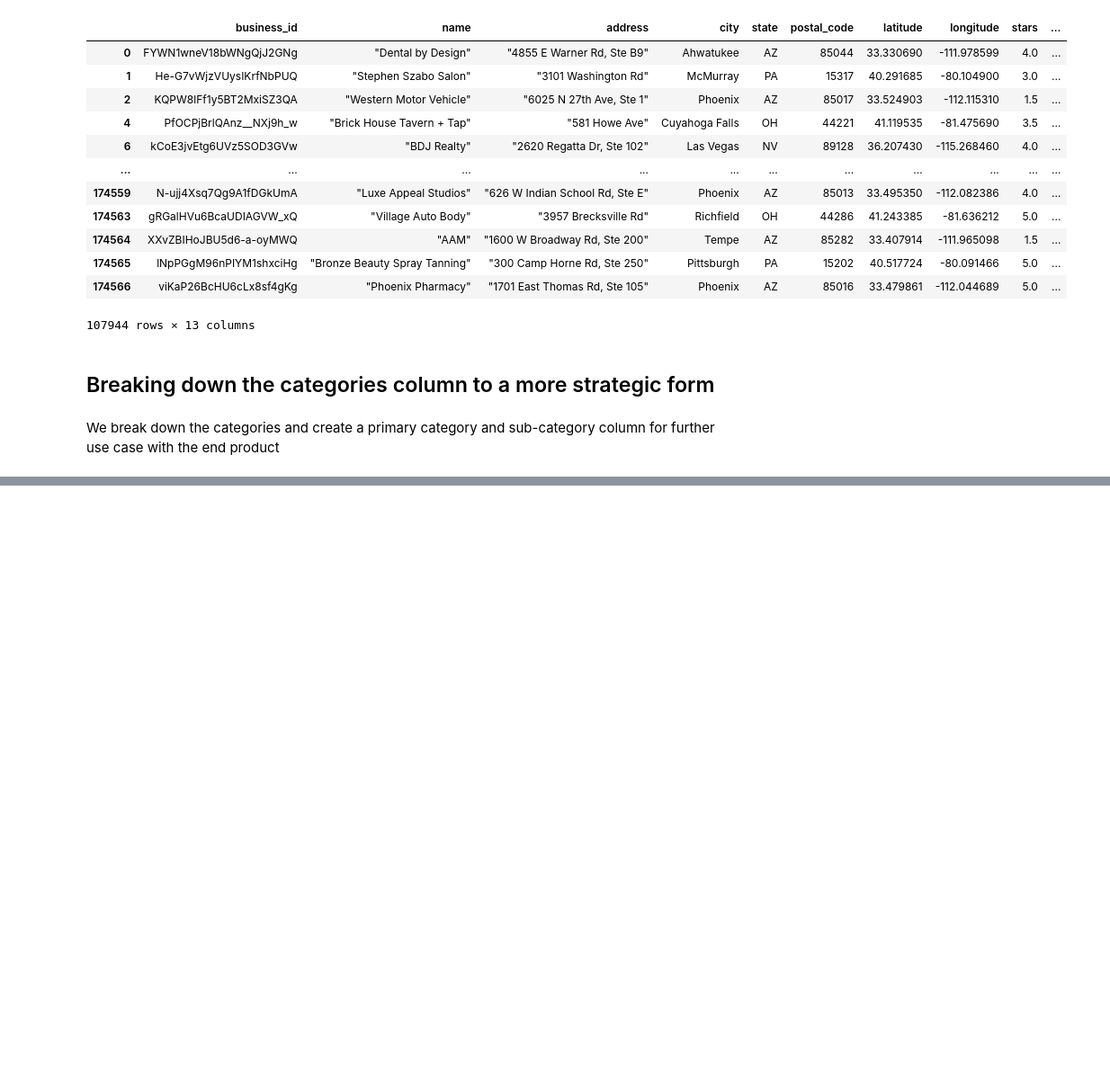
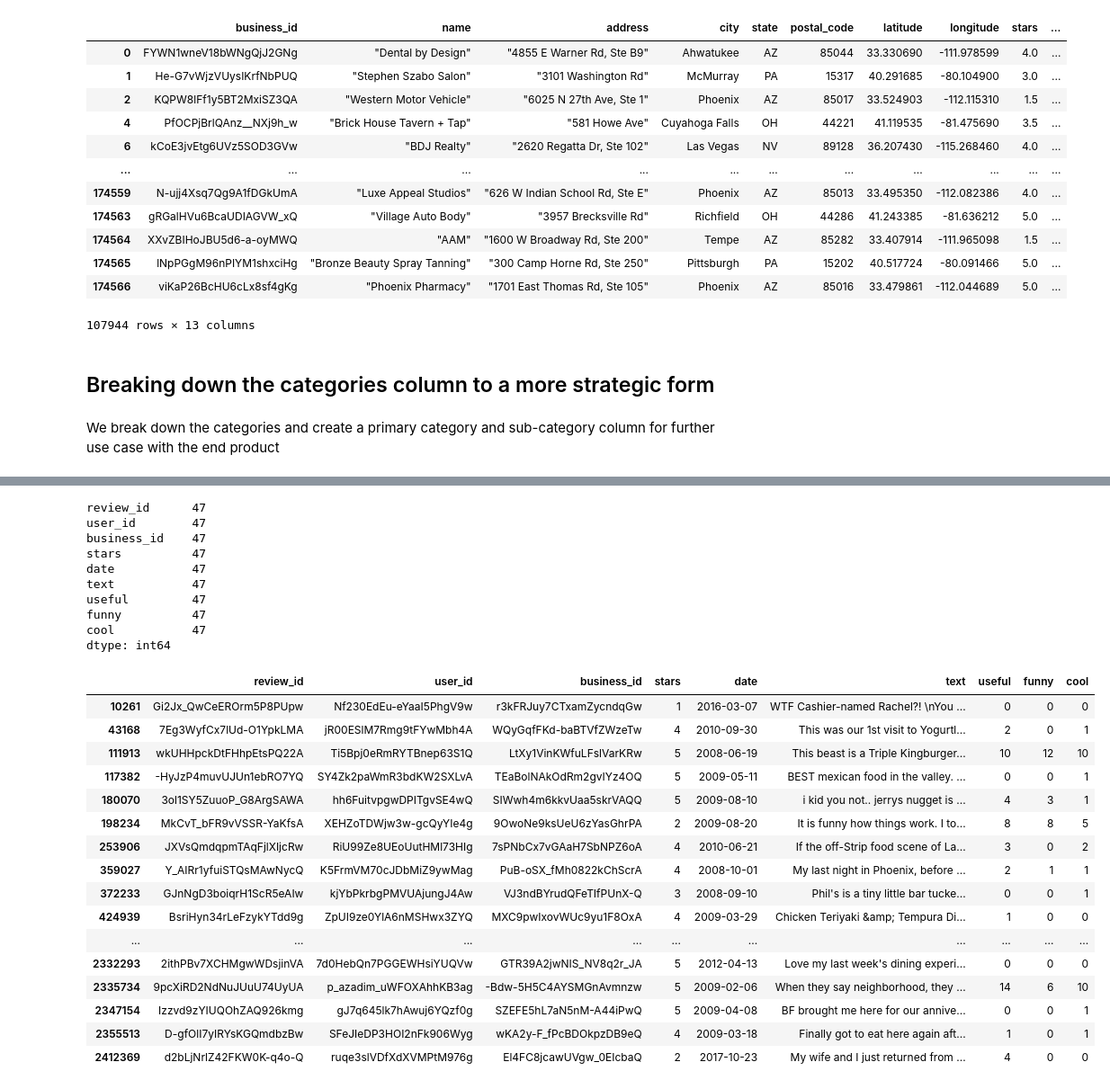
Before and after one commit to prashantgodhwani/CSE_587_DIC_Project, a Jupyter notebook: dic_project.ipynb, the cells around one changed output, grey strips where cells are left out. Shown at 90% size. Drawn from its saved outputs; the diff is of its cells as text; code cells hidden in the pictures; blank space fills up the shorter version.

Commit message:
Reviews dataset

```diff
--- a/dic_project.ipynb
+++ b/dic_project.ipynb
@@ -252,2 +251,2 @@ business.rename(columns={'categories'})
 # %%
-business.category.value_counts()
+business_id=restaurant_bdf.business_id.values
@@ -266,0 +253,3 @@ Name: category, Length: 1084, dtype: int64
+# %%
+from dask import dataframe as df
+review=pd.read_csv('yelp_review.csv')
@@ -266,0 +269,5 @@ Name: category, Length: 1084, dtype: int64
+# %%
+rest_review=review[review['business_id'].isin(business_id)]
+# %%
+rest_review=rest_review.reset_index(drop=True)
+rest_review['date']=pd.to_datetime(rest_review['date'])
@@ -266,0 +290,31 @@ Name: category, Length: 1084, dtype: int64
+# %%
+print(rest_review[rest_review.text.str.contains('&[a-zA-Z]+;')].count())
+rest_review[rest_review.text.str.contains('&[a-zA-Z]+;')]
+# %% [output]
+review_id      47
+user_id        47
+business_id    47
+stars          47
+date           47
+text           47
+useful         47
+funny          47
+cool           47
+dtype: int64
+|  | review_id | user_id | business_id | stars | date | text | useful | funny | cool |
+| 10261 | Gi2Jx_QwCeEROrm5P8PUpw | Nf230EdEu-eYaaI5PhgV9w | r3kFRJuy7CTxamZycndqGw | 1 | 2016-03-07 | WTF Cashier-named Rachel?! \nYou ... | 0 | 0 | 0 |
+| 43168 | 7Eg3WyfCx7lUd-O1YpkLMA | jR00ESlM7Rmg9tFYwMbh4A | WQyGqfFKd-baBTVfZWzeTw | 4 | 2010-09-30 | This was our 1st visit to Yogurtl... | 2 | 0 | 1 |
+| 111913 | wkUHHpckDtFHhpEtsPQ22A | Ti5Bpj0eRmRYTBnep63S1Q | LtXy1VinKWfuLFslVarKRw | 5 | 2008-06-19 | This beast is a Triple Kingburger... | 10 | 12 | 10 |
+| 117382 | -HyJzP4muvUJUn1ebRO7YQ | SY4Zk2paWmR3bdKW2SXLvA | TEaBolNAkOdRm2gvIYz4OQ | 5 | 2009-05-11 | BEST mexican food in the valley. ... | 0 | 0 | 1 |
+| 180070 | 3ol1SY5ZuuoP_G8ArgSAWA | hh6FuitvpgwDPITgvSE4wQ | SIWwh4m6kkvUaa5skrVAQQ | 5 | 2009-08-10 | i kid you not.. jerrys nugget is ... | 4 | 3 | 1 |
+| 198234 | MkCvT_bFR9vVSSR-YaKfsA | XEHZoTDWjw3w-gcQyYIe4g | 9OwoNe9ksUeU6zYasGhrPA | 2 | 2009-08-20 | It is funny how things work. I to... | 8 | 8 | 5 |
+| 253906 | JXVsQmdqpmTAqFjlXIjcRw | RiU99Ze8UEoUutHMl73HIg | 7sPNbCx7vGAaH7SbNPZ6oA | 4 | 2010-06-21 | If the off-Strip food scene of La... | 3 | 0 | 2 |
+| 359027 | Y_AIRr1yfuiSTQsMAwNycQ | K5FrmVM70cJDbMiZ9ywMag | PuB-oSX_fMh0822kChScrA | 4 | 2008-10-01 | My last night in Phoenix, before ... | 2 | 1 | 1 |
+| 372233 | GJnNgD3boiqrH1ScR5eAIw | kjYbPkrbgPMVUAjungJ4Aw | VJ3ndBYrudQFeTIfPUnX-Q | 3 | 2008-09-10 | Phil's is a tiny little bar tucke... | 0 | 0 | 1 |
+| 424939 | BsriHyn34rLeFzykYTdd9g | ZpUI9ze0YlA6nMSHwx3ZYQ | MXC9pwIxovWUc9yu1F8OxA | 4 | 2009-03-29 | Chicken Teriyaki &amp; Tempura Di... | 1 | 0 | 0 |
+| ... | ... | ... | ... | ... | ... | ... | ... | ... | ... |
+| 2332293 | 2ithPBv7XCHMgwWDsjinVA | 7d0HebQn7PGGEWHsiYUQVw | GTR39A2jwNIS_NV8q2r_JA | 5 | 2012-04-13 | Love my last week's dining experi... | 0 | 0 | 0 |
+| 2335734 | 9pcXiRD2NdNuJUuU74UyUA | p_azadim_uWFOXAhhKB3ag | -Bdw-5H5C4AYSMGnAvmnzw | 5 | 2009-02-06 | When they say neighborhood, they ... | 14 | 6 | 10 |
+| 2347154 | Izzvd9zYIUQOhZAQ926kmg | gJ7q645lk7hAwuj6YQzf0g | SZEFE5hL7aN5nM-A44iPwQ | 5 | 2009-04-08 | BF brought me here for our annive... | 0 | 0 | 1 |
+| 2355513 | D-gfOlI7yIRYsKGQmdbzBw | SFeJIeDP3HOI2nFk906Wyg | wKA2y-F_fPcBDOkpzDB9eQ | 4 | 2009-03-18 | Finally got to eat here again aft... | 1 | 0 | 1 |
+| 2412369 | d2bLjNrlZ42FKW0K-q4o-Q | ruqe3slVDfXdXVMPtM976g | El4FC8jcawUVgw_0EIcbaQ | 2 | 2017-10-23 | My wife and I just returned from ... | 4 | 0 | 0 |
```
Also changed, not shown: parts of 11 cells of this notebook, 1 other file.
